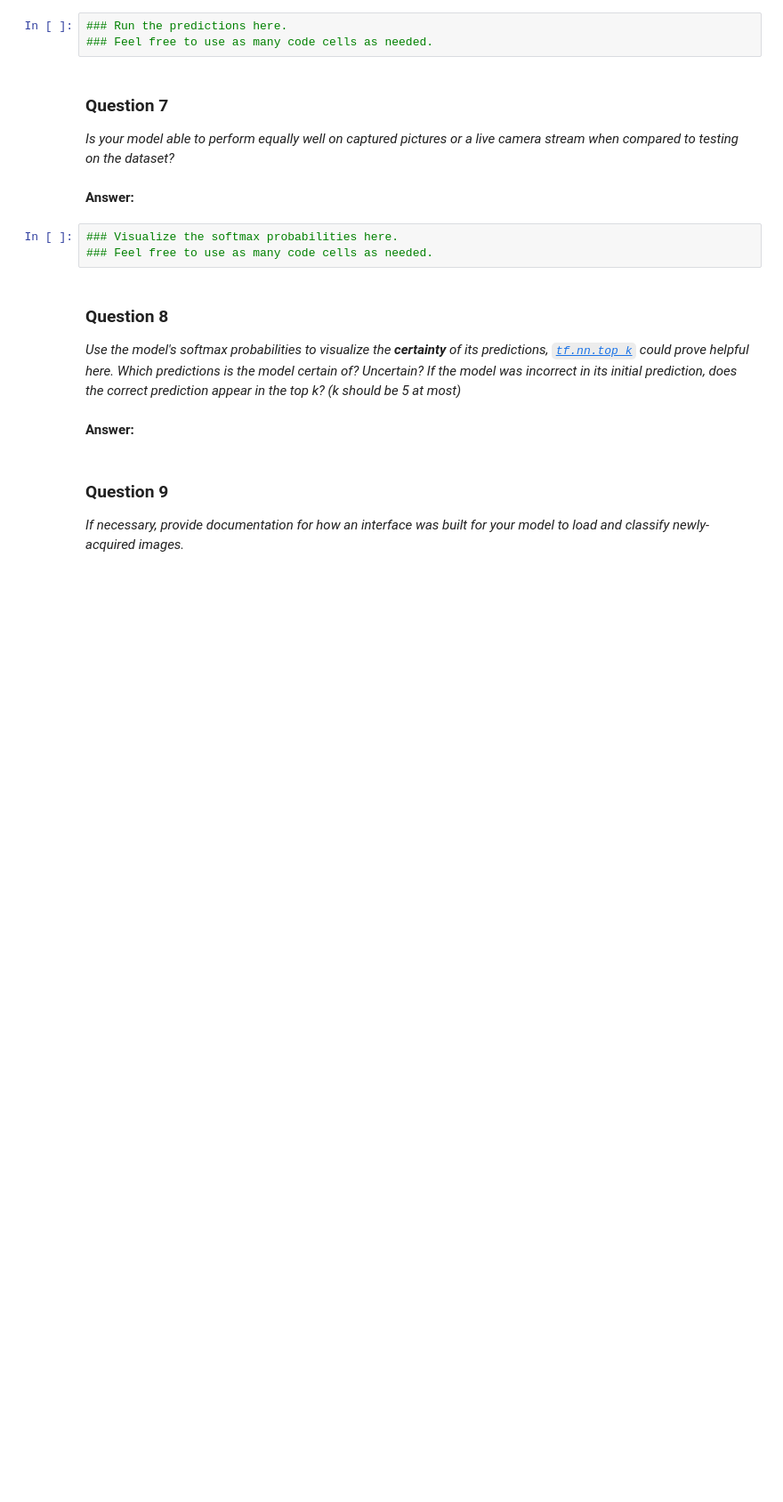
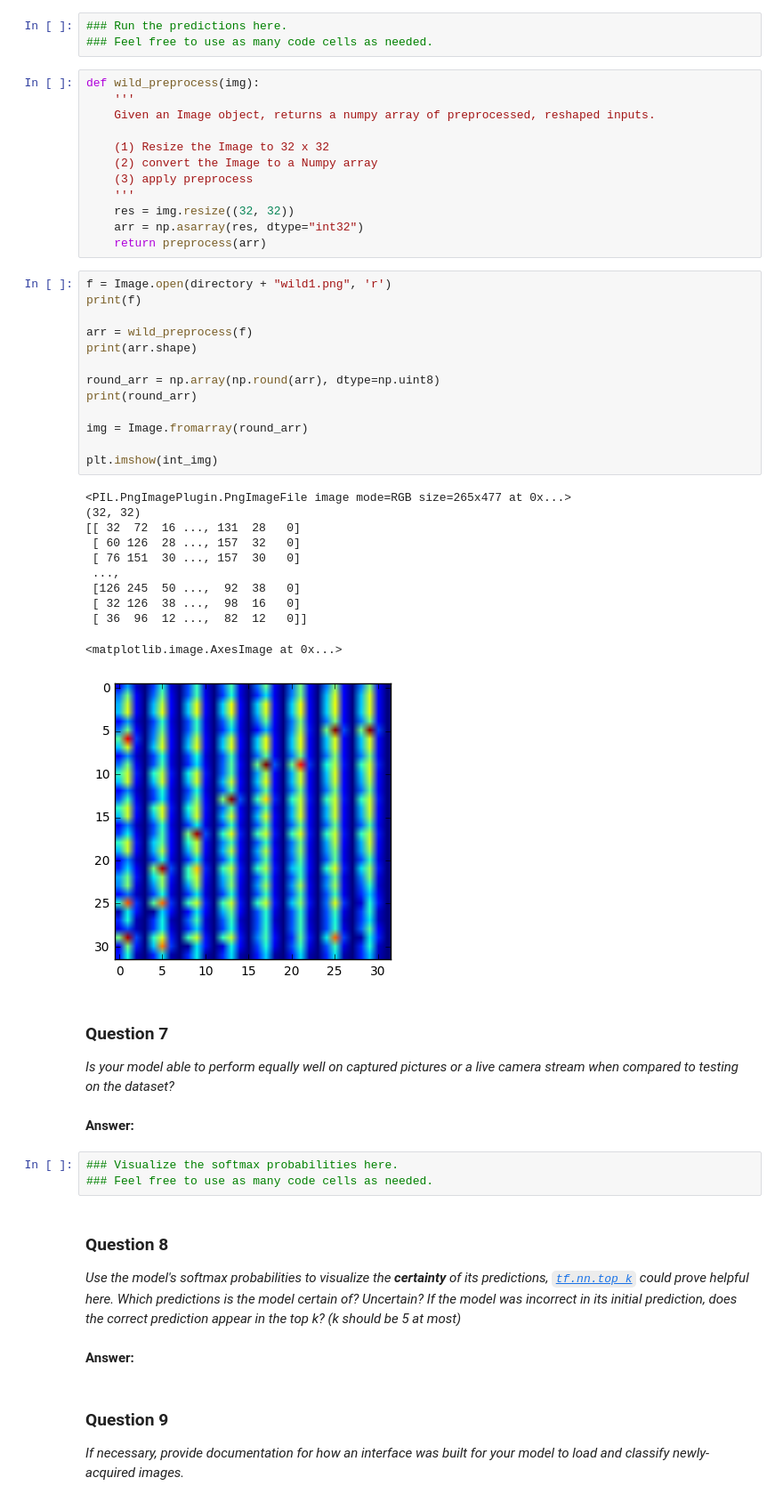
Before and after one commit to mgruben/traffic-signs, a Jupyter notebook: Traffic_Signs_Recognition.ipynb, the cells around one changed output. Shown at 89% size. Cells and saved outputs as stored; diff of their text form; blank space fills up the shorter version.

```diff
--- a/Traffic_Signs_Recognition.ipynb
+++ b/Traffic_Signs_Recognition.ipynb
@@ -558,6 +597,43 @@ _Choose five candidate images of traffic signs and provide them in the report. A
 # %%
 ### Run the predictions here.
 ### Feel free to use as many code cells as needed.
+# %%
+def wild_preprocess(img):
+    '''
+    Given an Image object, returns a numpy array of preprocessed, reshaped inputs.
+
+    (1) Resize the Image to 32 x 32
+    (2) convert the Image to a Numpy array
+    (3) apply preprocess
+    '''
+    res = img.resize((32, 32))
+    arr = np.asarray(res, dtype="int32")
+    return preprocess(arr)
+# %%
+f = Image.open(directory + "wild1.png", 'r')
+print(f)
+
+arr = wild_preprocess(f)
+print(arr.shape)
+
+round_arr = np.array(np.round(arr), dtype=np.uint8)
+print(round_arr)
+
+img = Image.fromarray(round_arr)
+
+plt.imshow(int_img)
+# %% [output]
+<PIL.PngImagePlugin.PngImageFile image mode=RGB size=265x477 at 0x...>
+(32, 32)
+[[ 32  72  16 ..., 131  28   0]
+ [ 60 126  28 ..., 157  32   0]
+ [ 76 151  30 ..., 157  30   0]
+ ...,
+ [126 245  50 ...,  92  38   0]
+ [ 32 126  38 ...,  98  16   0]
+ [ 36  96  12 ...,  82  12   0]]
+<matplotlib.image.AxesImage at 0x...>
+[figure, added]
 # %% [markdown]
 ### Question 7
 
```
Also changed, not shown: parts of 6 cells of this notebook.
